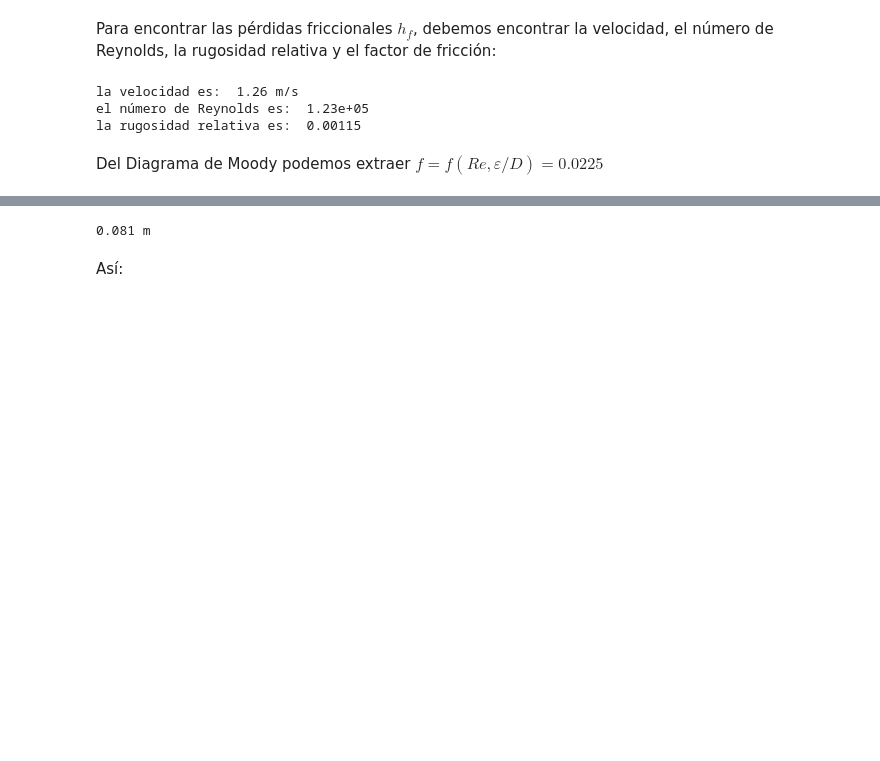
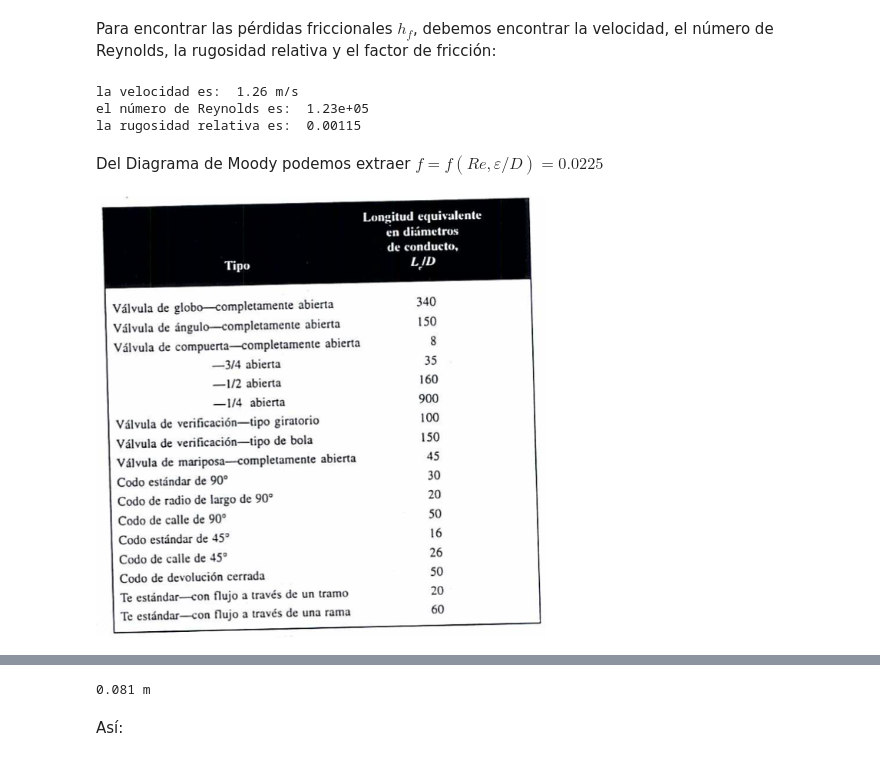
Before and after one commit to mqquiroz/ICV411, a Jupyter notebook: Ejercicio_NPSH.ipynb, the cells around one changed output, grey strips where cells are left out. Drawn from its saved outputs; the diff is of its cells as text; code cells hidden in the pictures; blank space fills up the shorter version.

```diff
--- a/Ejercicio_NPSH.ipynb
+++ b/Ejercicio_NPSH.ipynb
@@ -99,3 +101,7 @@ el número de Reynolds es:  1.23e+05
 la rugosidad relativa es:  0.00115
 # %% [markdown]
 Del Diagrama de Moody podemos extraer $f = f(Re,\varepsilon/D)=0.0225$
+# %%
+Image('pic2.png', width = 450)
+# %% [output]
+[figure, added]
```
Also changed, not shown: parts of 3 cells of this notebook.
